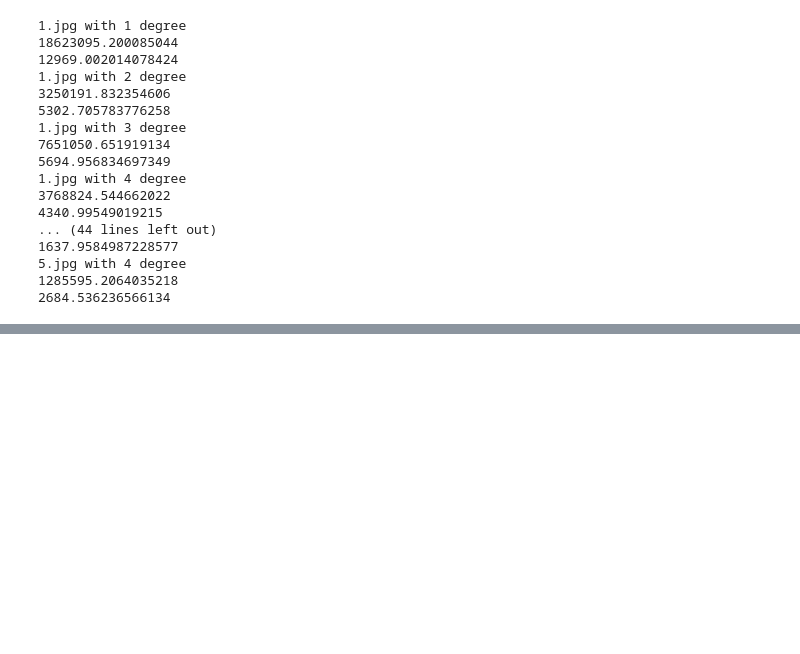
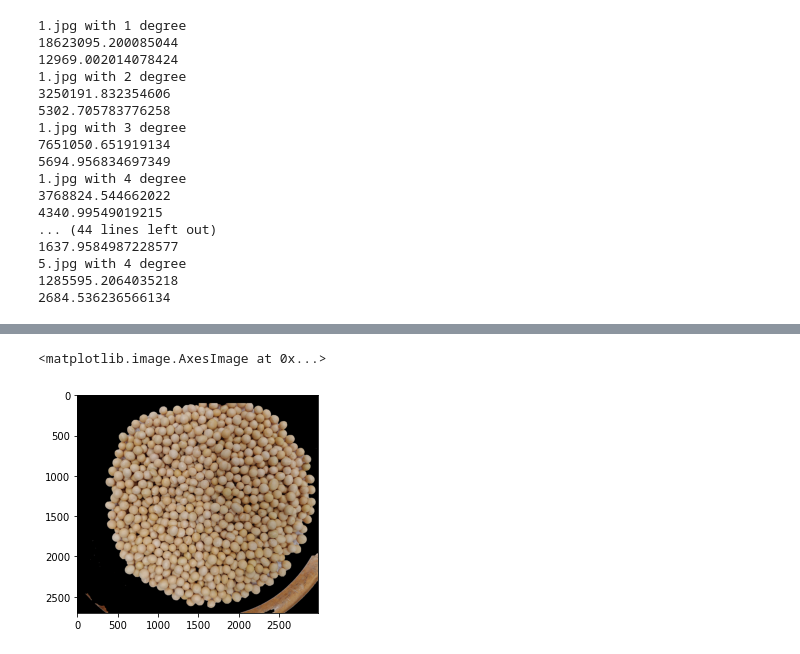
Before and after one commit to skyriver228/PNU-bean-count-night, a Jupyter notebook: main.ipynb, the cells around one changed output, grey strips where cells are left out. Cells and saved outputs as stored; diff of their text form; code cells hidden in the pictures; blank space fills up the shorter version.

```diff
--- a/main.ipynb
+++ b/main.ipynb
@@ -317,0 +457,2 @@ error_df
+# %%
+bc = BeanCount("./01/Out/Kong_01.txt", 5, 3)
@@ -317,0 +464,4 @@ error_df
+# %%
+img_path = './Open/t28/5.jpg'
+src=cv2.imread(img_path)
+plt.imshow(cv2.cvtColor(src, cv2.COLOR_BGR2RGB))
@@ -317,0 +471,3 @@ error_df
+# %%
+src = bc.getAboveTargetImg(src) if bc.option==5 else bc.getSideTargetImg(src)
+plt.imshow(cv2.cvtColor(src, cv2.COLOR_BGR2RGB))
@@ -317,0 +477,12 @@ error_df
+# %%
+rc = (100, 100, 2988, 2700)
+mask = np.zeros(src.shape[:2], np.uint8)
+cv2.grabCut(src, mask, rc, None, None, 5, cv2.GC_INIT_WITH_RECT)
+mask2 = np.where((mask == 0) | (mask == 2), 0, 1).astype('uint8')
+dst = src * mask2[:, :, np.newaxis]
+src_hsv = cv2.cvtColor(dst, cv2.COLOR_BGR2HSV)
+# %%
+plt.imshow(cv2.cvtColor(src_hsv, cv2.COLOR_HSV2RGB))
+# %% [output]
+<matplotlib.image.AxesImage at 0x...>
+[figure, added]
```
Also changed, not shown: parts of 19 cells of this notebook, 6 other files.
